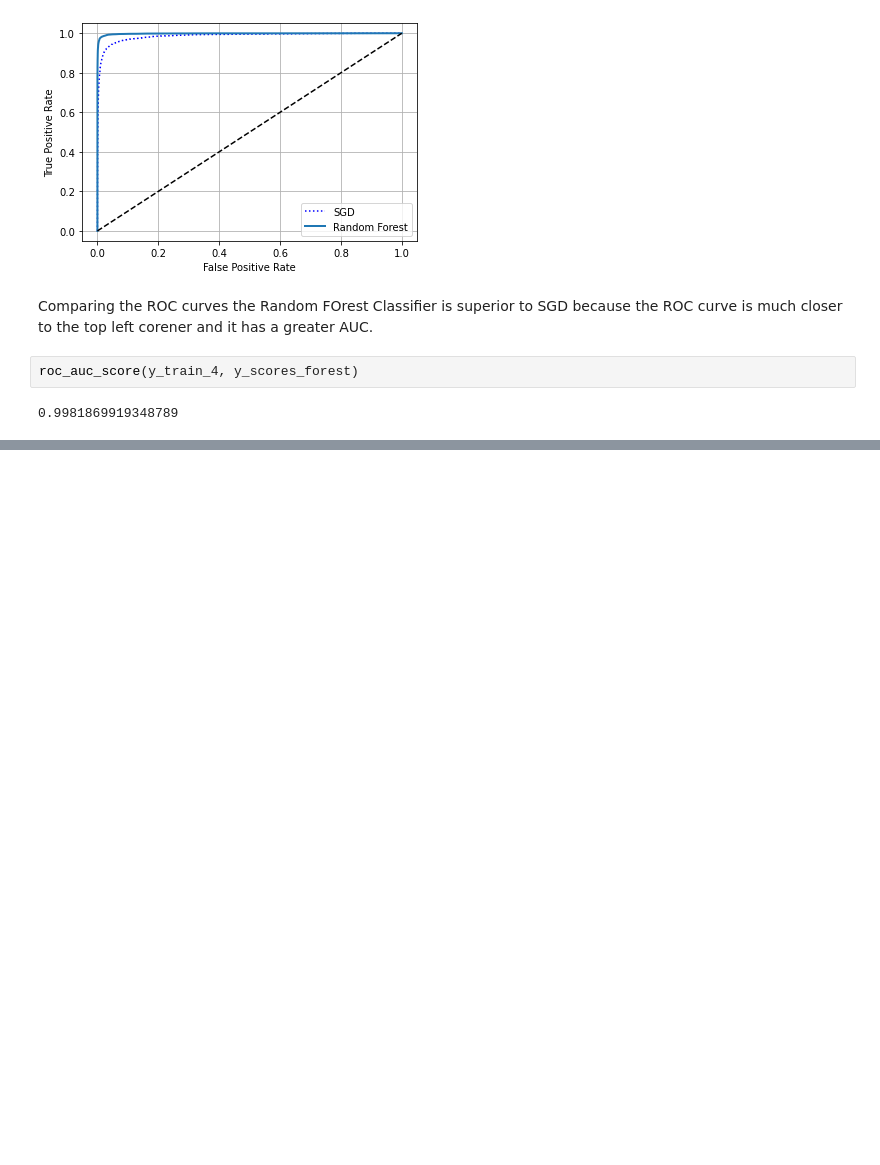
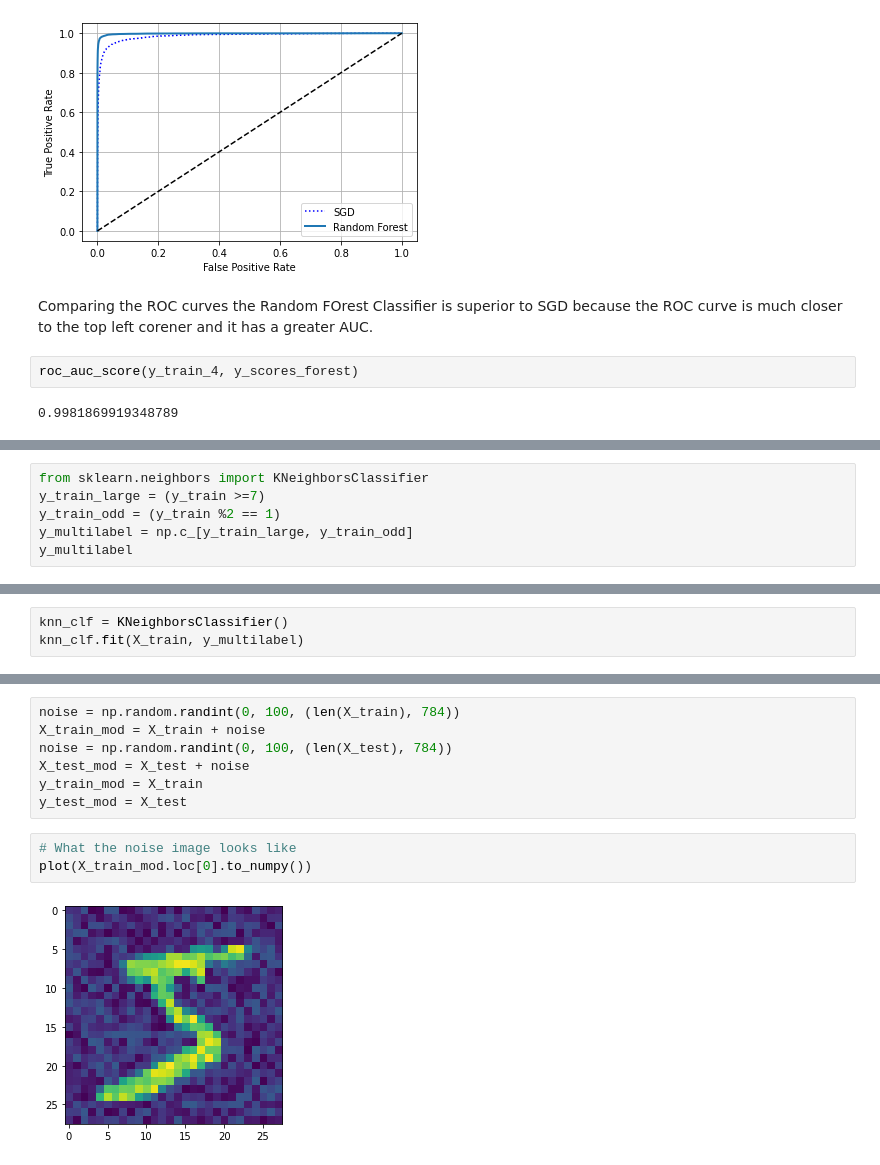
Before and after one commit to rishabhrao12/machine-learning, a Jupyter notebook: Part1-MachineLearning/Ch03-Classification/Classification.ipynb, the cells around one changed output, grey strips where cells are left out. Saved outputs shown, nothing was run; the diff lists cells and outputs as text; blank space fills up the shorter version.

```diff
--- a/Part1-MachineLearning/Ch03-Classification/Classification.ipynb
+++ b/Part1-MachineLearning/Ch03-Classification/Classification.ipynb
@@ -386,0 +509,6 @@ roc_auc_score(y_train_4, y_scores_forest)
+# %%
+from sklearn.neighbors import KNeighborsClassifier
+y_train_large = (y_train >=7)
+y_train_odd = (y_train %2 == 1)
+y_multilabel = np.c_[y_train_large, y_train_odd]
+y_multilabel
@@ -386,0 +523,3 @@ roc_auc_score(y_train_4, y_scores_forest)
+# %%
+knn_clf = KNeighborsClassifier()
+knn_clf.fit(X_train, y_multilabel)
@@ -386,0 +554,12 @@ roc_auc_score(y_train_4, y_scores_forest)
+# %%
+noise = np.random.randint(0, 100, (len(X_train), 784))
+X_train_mod = X_train + noise
+noise = np.random.randint(0, 100, (len(X_test), 784))
+X_test_mod = X_test + noise
+y_train_mod = X_train
+y_test_mod = X_test
+# %%
+# What the noise image looks like
+plot(X_train_mod.loc[0].to_numpy())
+# %% [output]
+[figure, added]
```
Also changed, not shown: parts of 34 cells of this notebook.
